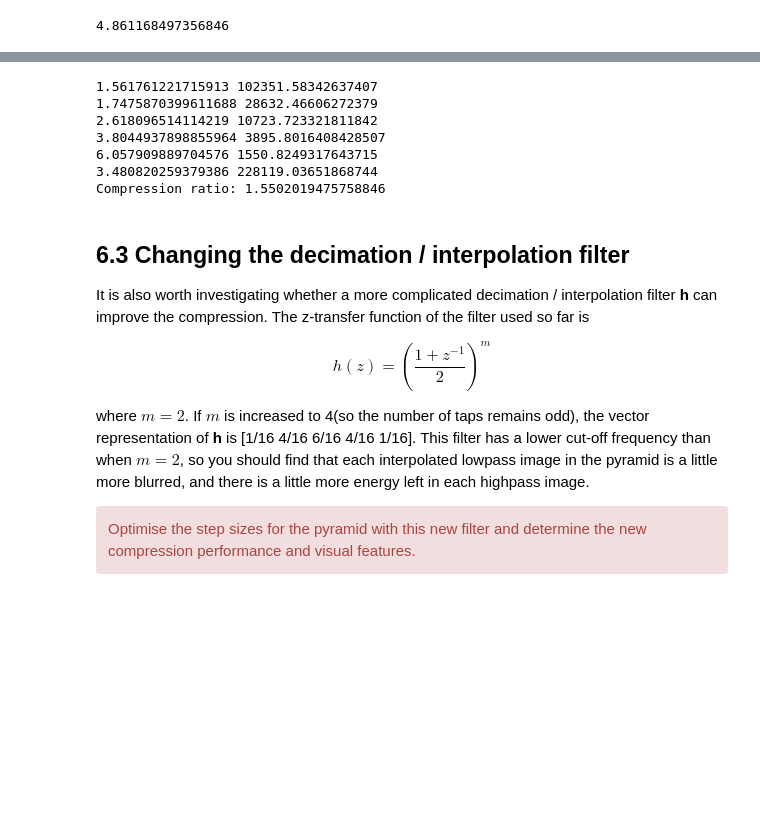
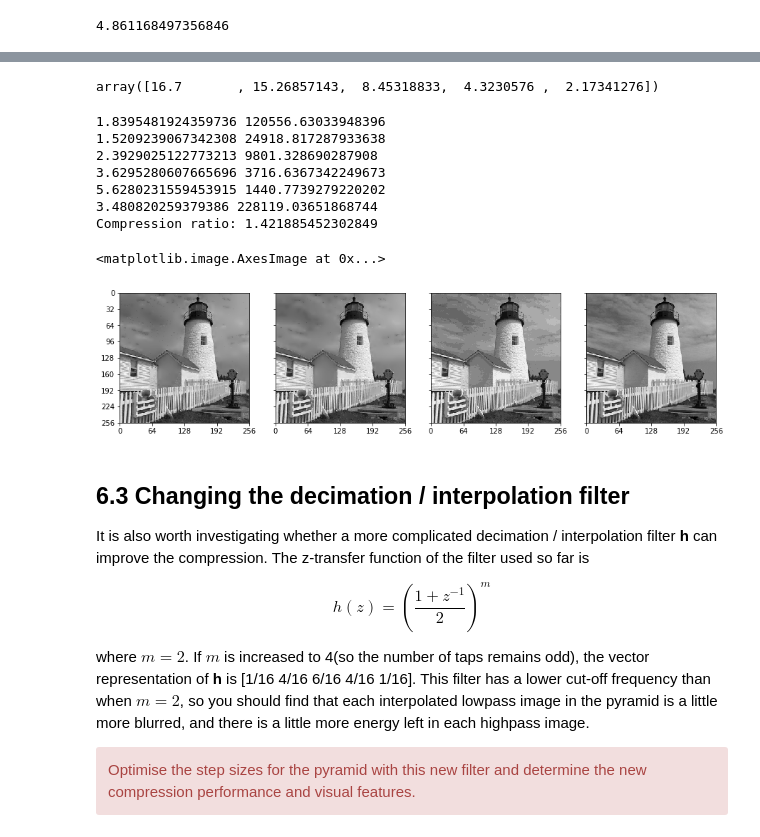
Before and after one commit to barkermrl/ImageProcessing, a Jupyter notebook: 6-laplacian-pyramid.ipynb, the cells around one changed output, grey strips where cells are left out. Drawn from its saved outputs; the diff is of its cells as text; code cells hidden in the pictures; blank space fills up the shorter version.

```diff
--- a/6-laplacian-pyramid.ipynb
+++ b/6-laplacian-pyramid.ipynb
@@ -223,7 +223,7 @@ def py4dec(Y0, Y1, Y2, Y3, X4, h):
 If all is correct, `Z0` should be identical to
 `X`.  You can check that your function is correct by calculating `np.max(abs(X - Z0))` and also displaying your pyramid of decoded images, `Z3` to `Z0`.
 # %%
-h = 0.25*np.array([1, 2, 1])
+#h = 0.25*np.array([1, 2, 1])
 Z3, Z2, Z1, Z0 = py4dec(Y0, Y1, Y2, Y3, X4, h)
 encode_decode_err = np.max(np.abs(X - Z0))
 print(f'Encode-Decode Error = {encode_decode_err}')
@@ -350,7 +350,7 @@ Investigate what step size of the quantisers for the pyramid scheme you need, in
 </div>
 # %%
 # Write your optimisation and step size selection here
-for n in np.arange(9,11,0.1):
+for n in np.arange(9,13,0.1):
     _,_,_,Xr4_step = py4dec(quantise(Y0, n),
                       quantise(Y1, n),
                       quantise(Y2, n),
@@ -402,7 +399,7 @@ Find new values for the data compression achievable when all schemes (i.e. const
 # %%
 # Find the compression ratios for constant step sizes
 # Need to multiply by the size!!!!!!
-n = 10.29
+n = 11.5
 nbits_pyramid = entropy(Y0, n)[1] + entropy(Y1, n)[1] + entropy(Y2, n)[1] + entropy(Y3, n)[1] + entropy(X4, n)[1]
 nbits_reference = entropy(X, 17)[1]
 
@@ -488,8 +482,11 @@ for n in np.arange(17,19,0.1):
 # %%
 # Find the compression ratios for equal mse
+16.7 * ratios
+# %% [output]
+array([16.7       , 15.26857143,  8.45318833,  4.3230576 ,  2.17341276])
 # %%
 # Choose n = 18.1
-n = 18.1
+n = 16.7
 
 nbits_pyramid = + entropy(Y0, n)[1] \
                 + entropy(Y1, n*ratios[1])[1] \
@@ -501,13 +498,36 @@ nbits_reference = entropy(quantise(X, 17))[1]
 
 print(f'Compression ratio: {nbits_reference/nbits_pyramid}')
 # %% [output]
-1.561761221715913 102351.58342637407
-1.7475870399611688 28632.46606272379
-2.618096514114219 10723.723321811842
-3.8044937898855964 3895.8016408428507
-6.057909889704576 1550.8249317643715
+1.8395481924359736 120556.63033948396
+1.5209239067342308 24918.817287933638
+2.3929025122773213 9801.328690287908
+3.6295280607665696 3716.6367342249673
+5.6280231559453915 1440.7739279220202
 3.480820259379386 228119.03651868744
-Compression ratio: 1.5502019475758846
+Compression ratio: 1.421885452302849
+# %%
+n = 11.5
+_,_,_,Xr4_equal = py4dec(quantise(Y0, n),
+                  quantise(Y1, n),
+                  quantise(Y2, n),
+                  quantise(Y3, n),
+                  quantise(X4, n), h)
+
+n = 16.7
+_,_,_,Xr4_step = py4dec(quantise(Y0, n),
+          quantise(Y1, n*ratios[1]),
+          quantise(Y2, n*ratios[2]),
+          quantise(Y3, n*ratios[3]),
+          quantise(X4, n*ratios[4]), h)
+
+fig, axs = plt.subplots(nrows=1, ncols=4, sharex=True, sharey=True, figsize=(15,15))
+plot_image(Xr4_equal, ax=axs[0])
+plot_image(Xr4_step, ax=axs[1])
+plot_image(quantise(X, n), ax=axs[2])
+plot_image(X, ax=axs[3])
+# %% [output]
+<matplotlib.image.AxesImage at 0x...>
+[figure, added]
 # %% [markdown]
 ## 6.3 Changing the decimation / interpolation filter
 It is also worth investigating whether a more complicated decimation / interpolation filter **h** can improve the compression. The z-transfer function of the filter used so far is
```
Also changed, not shown: parts of 13 cells of this notebook, 2 other files.
